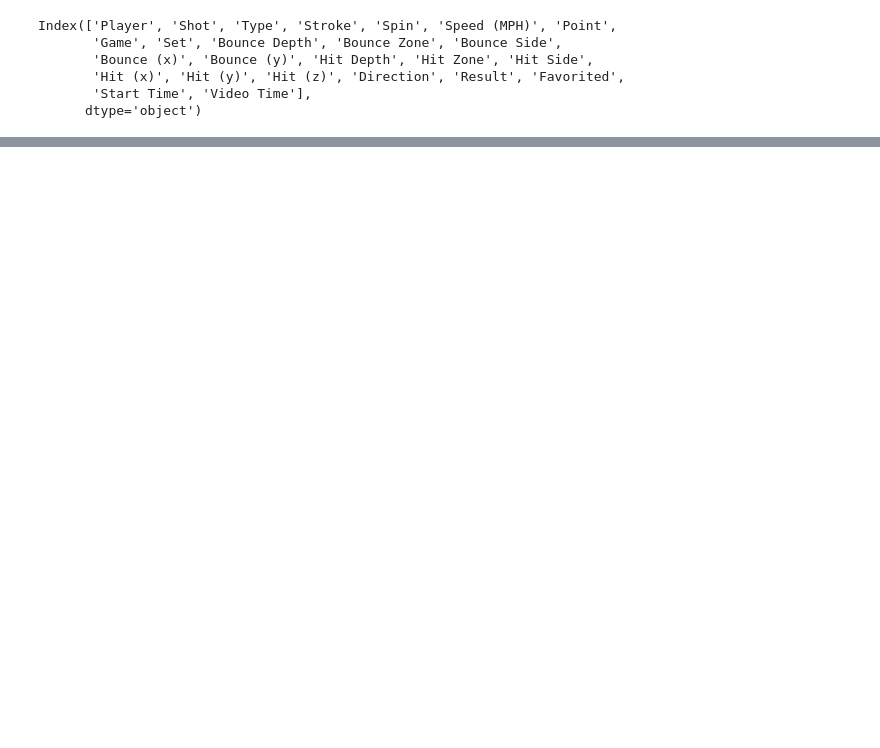
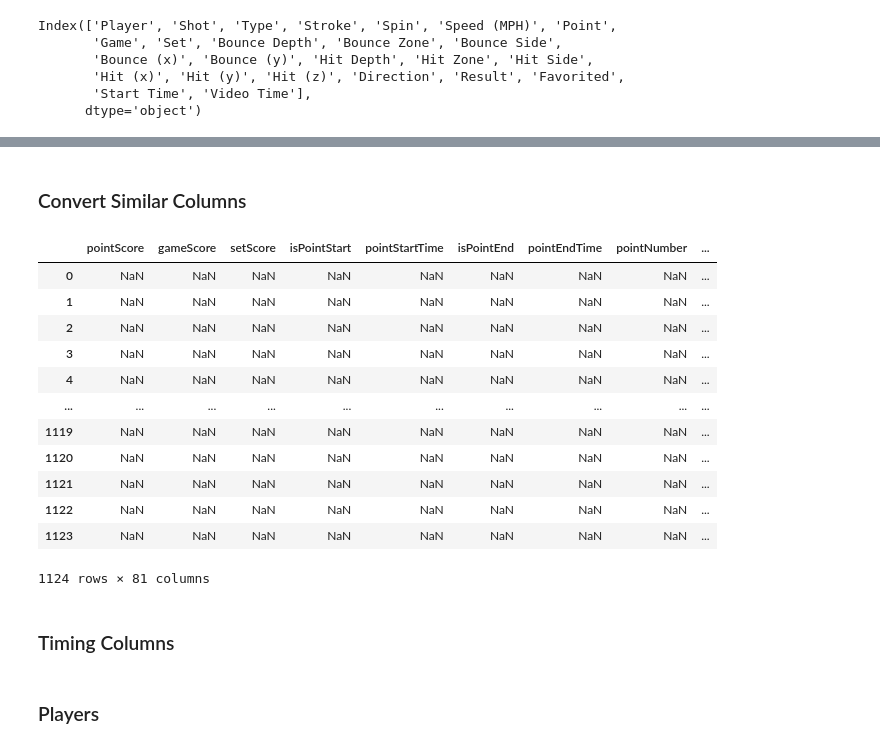
Before and after one commit to cjgimena/UCLA-Tennis-Consulting, a Jupyter notebook: SwingVision/SwingVisionTransformation.ipynb, the cells around one changed output, grey strips where cells are left out. Saved outputs shown, nothing was run; the diff lists cells and outputs as text; code cells hidden in the pictures; blank space fills up the shorter version.

```diff
--- a/SwingVision/SwingVisionTransformation.ipynb
+++ b/SwingVision/SwingVisionTransformation.ipynb
@@ -72,0 +95,61 @@ shot_data
+# %%
+# court coordinates
+# swing vision - meters, near side center marks (0,0)
+# singles court x [-4.1148, 4.1148], y [0, 23.7744]
+# doubles court x [-5.485, 5.485]
+
+# our coordinates - center of net (0,0)
+# singles court x [-157.5, 157.5], y [-455, 455]
+
+# shot_x = (157.5/4.1148) * swing_x
+# shot_y = (455/11.8872) * swing_y + 455
+# ratio = 38.2764654418
+
+def transf_x_coord_sv_to_shot(sv_col) :
+    return sv_col * 38.2764654418
+def transf_y_coord_sv_to_shot(sv_col) :
+    return (sv_col - 11.8872) * 38.2764654418
+# %% [markdown]
+### Convert Similar Columns
+# %%
+# shot type booleans
+shot_data['shotFhBh'] = shot_data['Stroke'].apply(lambda x: x if x in ['Forehand', 'Backhand'] else '')
+shot_data['isSlice'] = shot_data['Spin'].apply(lambda x: '1' if x == 'Slice' else '')
+shot_data['isVolley'] = shot_data['Stroke'].apply(lambda x: 1 if x in ['FH Volley', 'BH Volley'] else '')
+shot_data['isOverhead'] = shot_data['Stroke'].apply(lambda x: 1 if x == 'Overhead' else '')
+
+# renaming
+shot_data.shotInRally = shot_data.Shot
+shot_data.side = shot_data['Hit Zone'].str.title()
+#shot_data.pointNumber = shot_data.Point
+
+# want to convert swingvision coordinates into our own
+shot_data['shotContactX'] = transf_x_coord_sv_to_shot(shot_data['Hit (x)'])
+shot_data['shotContactY'] = transf_y_coord_sv_to_shot(shot_data['Hit (y)'])
+
+shot_data['shotLocationX'] = transf_x_coord_sv_to_shot(shot_data['Bounce (x)'])
+shot_data['shotLocationY'] = transf_y_coord_sv_to_shot(shot_data['Bounce (y)'])
+
+
+# shot direction
+# down the line --> switches btwn deuce and ad
+# crosscourt --> remains on same side
+
+shot_data.shotDirection = np.where(shot_data.shotContactX * shot_data.shotLocationX > 0, "Down the Line", "Crosscourt")
+shot_data
+# %% [output]
+|  | pointScore | gameScore | setScore | isPointStart | pointStartTime | isPointEnd | pointEndTime | pointNumber | ... |
+| 0 | NaN | NaN | NaN | NaN | NaN | NaN | NaN | NaN | ... |
+| 1 | NaN | NaN | NaN | NaN | NaN | NaN | NaN | NaN | ... |
+| 2 | NaN | NaN | NaN | NaN | NaN | NaN | NaN | NaN | ... |
+| 3 | NaN | NaN | NaN | NaN | NaN | NaN | NaN | NaN | ... |
+| 4 | NaN | NaN | NaN | NaN | NaN | NaN | NaN | NaN | ... |
+| ... | ... | ... | ... | ... | ... | ... | ... | ... | ... |
+| 1119 | NaN | NaN | NaN | NaN | NaN | NaN | NaN | NaN | ... |
+| 1120 | NaN | NaN | NaN | NaN | NaN | NaN | NaN | NaN | ... |
+| 1121 | NaN | NaN | NaN | NaN | NaN | NaN | NaN | NaN | ... |
+| 1122 | NaN | NaN | NaN | NaN | NaN | NaN | NaN | NaN | ... |
+| 1123 | NaN | NaN | NaN | NaN | NaN | NaN | NaN | NaN | ... |
+1124 rows × 81 columns
+# %% [markdown]
+### Timing Columns
@@ -72,0 +198,2 @@ shot_data
+# %% [markdown]
+### Players
```
Also changed, not shown: parts of 29 cells of this notebook.
